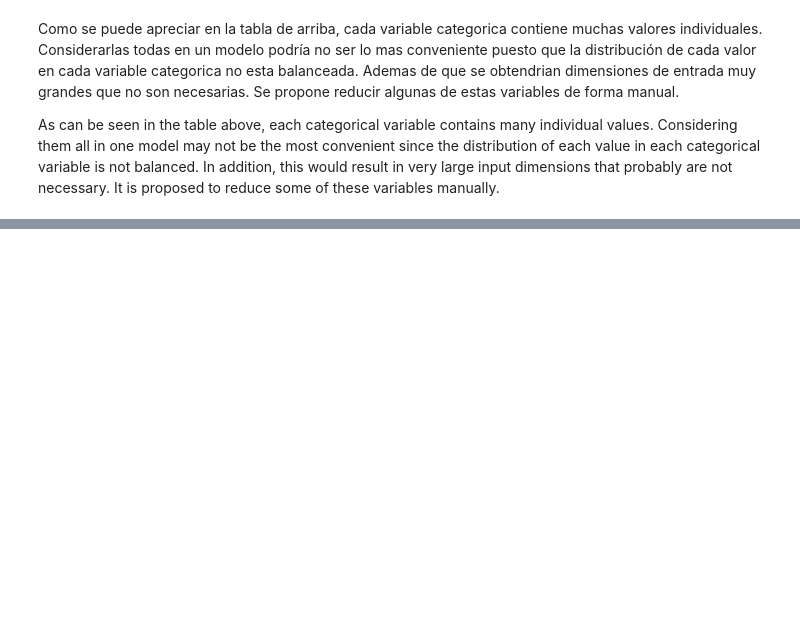
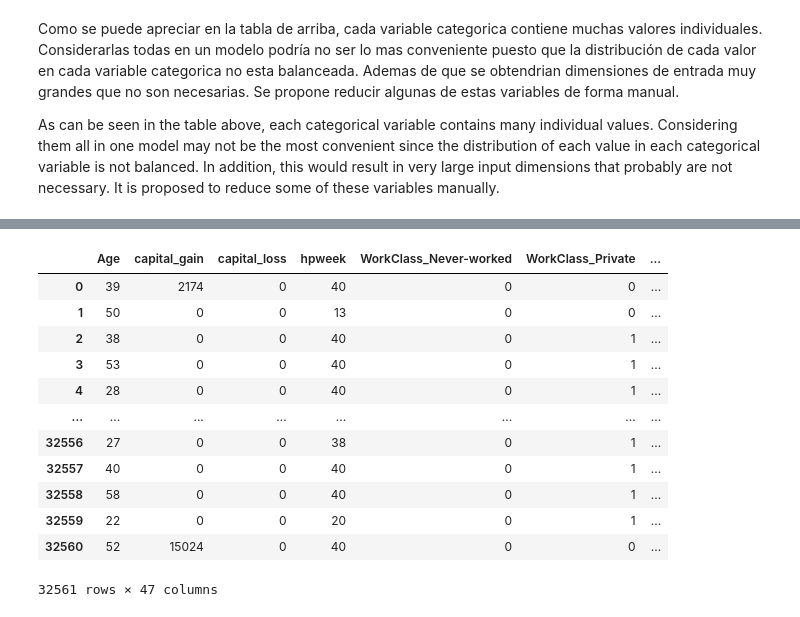
Before and after one commit to MichaelGaliciaZ/AdultDataset, a Jupyter notebook: Case_Study_Income.ipynb, the cells around one changed output, grey strips where cells are left out. Saved outputs shown, nothing was run; the diff lists cells and outputs as text; code cells hidden in the pictures; blank space fills up the shorter version.

```diff
--- a/Case_Study_Income.ipynb
+++ b/Case_Study_Income.ipynb
@@ -229,0 +365,4 @@ cat_data["education"].value_counts().to_frame()
+# %%
+cat_data["race"].replace(["Asian-Pac-Islander",
+                            "Amer-Indian-Eskimo",
+                            "Other"],"Other",inplace=True)
@@ -229,0 +389,2 @@ cat_data["education"].value_counts().to_frame()
+# %%
+cat_data["native_country"].where(cat_data["native_country"]=="United-States",other="Other",inplace=True)
@@ -229,0 +452,3 @@ cat_data["education"].value_counts().to_frame()
+# %%
+OHE=pd.get_dummies(cat_data)
+OHE
@@ -229,0 +469,17 @@ cat_data["education"].value_counts().to_frame()
+# %%
+X_data=pd.concat([num_data,OHE],axis=1)
+X_data
+# %% [output]
+|  | Age | capital_gain | capital_loss | hpweek | WorkClass_Never-worked | WorkClass_Private | ... |
+| 0 | 39 | 2174 | 0 | 40 | 0 | 0 | ... |
+| 1 | 50 | 0 | 0 | 13 | 0 | 0 | ... |
+| 2 | 38 | 0 | 0 | 40 | 0 | 1 | ... |
+| 3 | 53 | 0 | 0 | 40 | 0 | 1 | ... |
+| 4 | 28 | 0 | 0 | 40 | 0 | 1 | ... |
+| ... | ... | ... | ... | ... | ... | ... | ... |
+| 32556 | 27 | 0 | 0 | 38 | 0 | 1 | ... |
+| 32557 | 40 | 0 | 0 | 40 | 0 | 1 | ... |
+| 32558 | 58 | 0 | 0 | 40 | 0 | 1 | ... |
+| 32559 | 22 | 0 | 0 | 20 | 0 | 1 | ... |
+| 32560 | 52 | 15024 | 0 | 40 | 0 | 0 | ... |
+32561 rows × 47 columns
```
Also changed, not shown: parts of 41 cells of this notebook.
